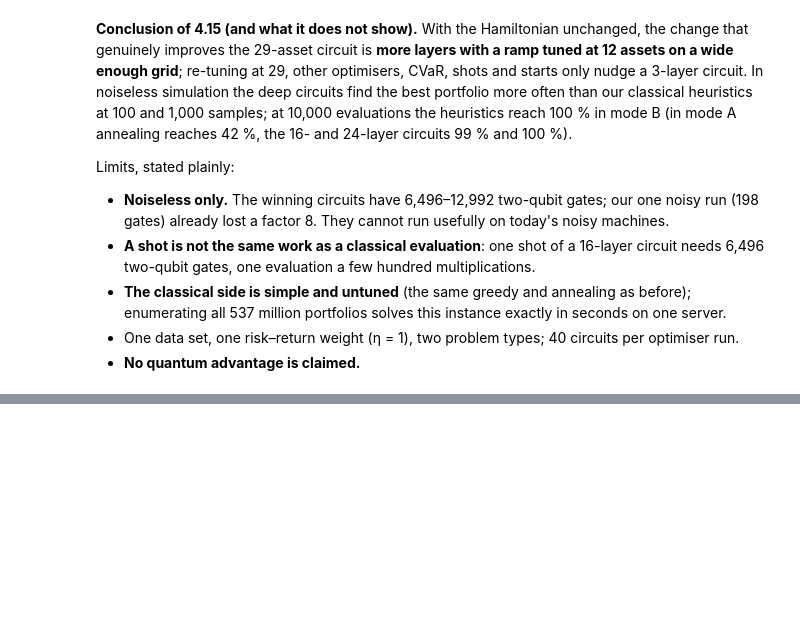
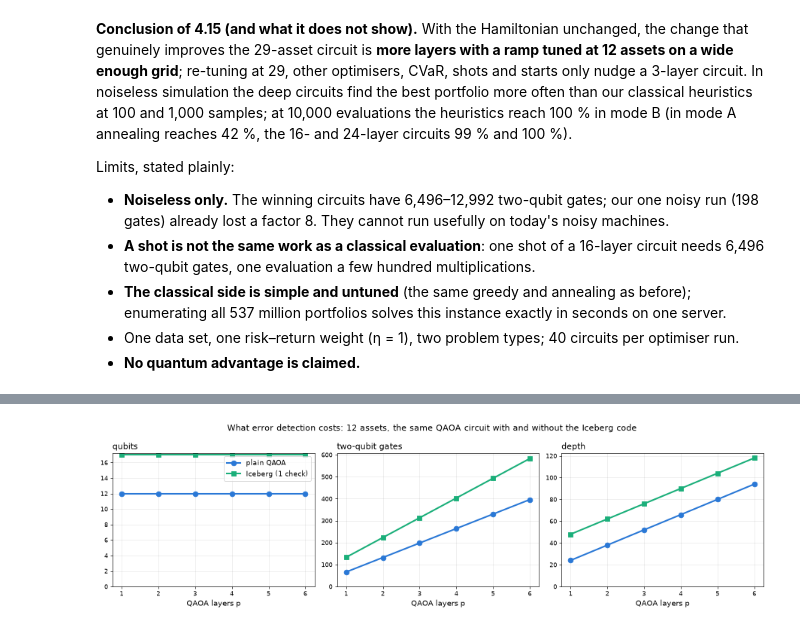
Before and after one commit to Oussema-t/zollerqu-qollab, a Jupyter notebook: stocks/stock_idea_ZollerQu.ipynb, the cells around one changed output, grey strips where cells are left out. Saved outputs shown, nothing was run; the diff lists cells and outputs as text; code cells hidden in the pictures; blank space fills up the shorter version.

```diff
--- a/stocks/stock_idea_ZollerQu.ipynb
+++ b/stocks/stock_idea_ZollerQu.ipynb
@@ -3713,0 +4064,26 @@ if sys.platform != "emscripten":  # Qollab (Pyodide) calls main() itself; locall
+# %%
+layers_list = [1, 2, 3, 4, 5, 6]
+res = []
+for p in layers_list:
+    spec = QM["lr_spec"](p)
+    plain = QM["resources"](QM["build_circuit"](spec))
+    ice = QM["resources"](QM["build_iceberg"](spec, 1)[0])
+    res.append({"layers": p, "plain qubits": plain["qubits"], "Iceberg qubits": ice["qubits"], "plain two-qubit gates": plain["two_qubit_gates"],
+                "Iceberg two-qubit gates": ice["two_qubit_gates"], "plain depth": plain["depth"], "Iceberg depth": ice["depth"]})
+RES = pd.DataFrame(res)
+display(RES.style.hide(axis="index"))
+fig, axes = plt.subplots(1, 3, figsize=(15, 4.3))
+for ax, what in zip(axes, ("qubits", "two-qubit gates", "depth")):
+    ax.plot(RES["layers"], RES[f"plain {what}"], marker="o", lw=2.5, ms=8, color="#2a78d6", label="plain QAOA")
+    ax.plot(RES["layers"], RES[f"Iceberg {what}"], marker="s", lw=2.5, ms=8, color="#1baf7a", label="Iceberg (1 check)")
+    ax.set_title(what, loc="left", fontsize=13)
+    ax.set_xlabel("QAOA layers p", fontsize=12)
+    ax.set_xticks(layers_list)
+    ax.grid(alpha=0.3)
+    ax.set_ylim(0, None)
+axes[0].legend(fontsize=11)
+fig.suptitle("What error detection costs: 12 assets, the same QAOA circuit with and without the Iceberg code", fontsize=13)
+fig.tight_layout()
+fig.savefig(FIG_OUT / "iceberg_resources.png", dpi=200, bbox_inches="tight")
+plt.show()
+# %% [output]
@@ -3713,0 +4097 @@ if sys.platform != "emscripten":  # Qollab (Pyodide) calls main() itself; locall
+[figure, added]
```
Also changed, not shown: parts of 9 cells of this notebook, 7 other files.
